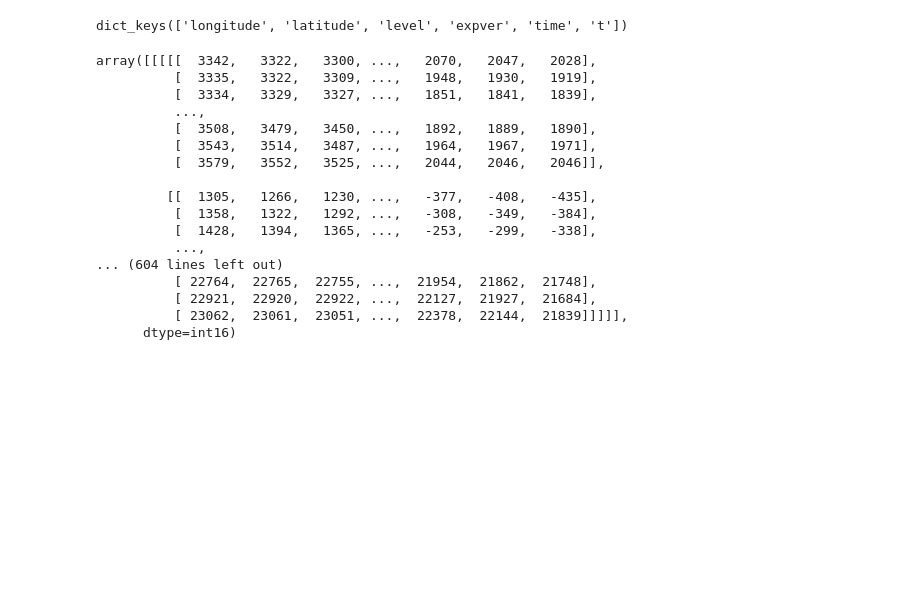
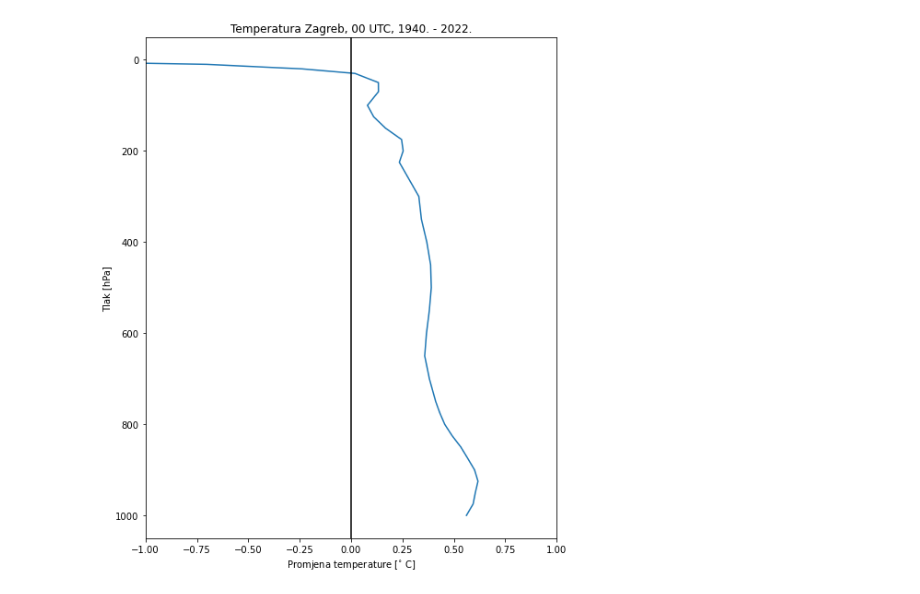
Before and after one commit to oyrad/diplomatic-work, a Jupyter notebook: cda.ipynb, the cells around one changed output. Drawn from its saved outputs; the diff is of its cells as text; code cells hidden in the pictures; blank space fills up the shorter version.

```diff
--- a/cda.ipynb
+++ b/cda.ipynb
@@ -52,24 +46,40 @@ data = temp[:]
-# %%
-print(file.variables.keys())
-# %% [output]
-dict_keys(['longitude', 'latitude', 'level', 'expver', 'time', 't'])
-# %%
-data
-# %% [output]
-array([[[[[  3342,   3322,   3300, ...,   2070,   2047,   2028],
-          [  3335,   3322,   3309, ...,   1948,   1930,   1919],
-          [  3334,   3329,   3327, ...,   1851,   1841,   1839],
-          ...,
-          [  3508,   3479,   3450, ...,   1892,   1889,   1890],
-          [  3543,   3514,   3487, ...,   1964,   1967,   1971],
-          [  3579,   3552,   3525, ...,   2044,   2046,   2046]],
-
-         [[  1305,   1266,   1230, ...,   -377,   -408,   -435],
-          [  1358,   1322,   1292, ...,   -308,   -349,   -384],
-          [  1428,   1394,   1365, ...,   -253,   -299,   -338],
-          ...,
-... (604 lines left out)
-          [ 22764,  22765,  22755, ...,  21954,  21862,  21748],
-          [ 22921,  22920,  22922, ...,  22127,  21927,  21684],
-          [ 23062,  23061,  23051, ...,  22378,  22144,  21839]]]]],
-      dtype=int16)
+# %%
+def get_averaged_differences(values):
+    averaged_differences = []
+    for level in range(len(levels)):
+
+        averages_by_year = []
+        sum = 0
+        counter = 0
+
+        for time_step in range(len(values)):
+            sum += values[time_step][level][0][0] - 273.15
+            if (time_step < 12 and counter == 11 or time_step > 12 and counter == 12):
+                averages_by_year.append(sum)
+                sum = 0
+                counter = 0
+            counter += 1
+
+        differences = []
+
+        for year in range(len(averages_by_year) - 1):
+            differences.append(averages_by_year[year + 1] - averages_by_year[year])
+
+        averaged_differences.append(np.average(differences))
+
+    return averaged_differences
+# %%
+fig, ax = plt.subplots(1, 1, figsize=(8, 10))
+
+ax.invert_yaxis()
+ax.plot(get_averaged_differences(zg_temp_00), levels)
+ax.axvline(0, color="k")
+ax.set_xlim(-1, 1)
+
+ax.set_title("Temperatura Zagreb, 00 UTC, 1940. - 2022.")
+ax.set_xlabel(r"Promjena temperature [$^{\circ}$ C]")
+ax.set_ylabel("Tlak [hPa]")
+
+plt.savefig("zg_temp_00.png")
+# %% [output]
+[figure, added]
```
Also changed, not shown: parts of 9 cells of this notebook, 3 other files.
